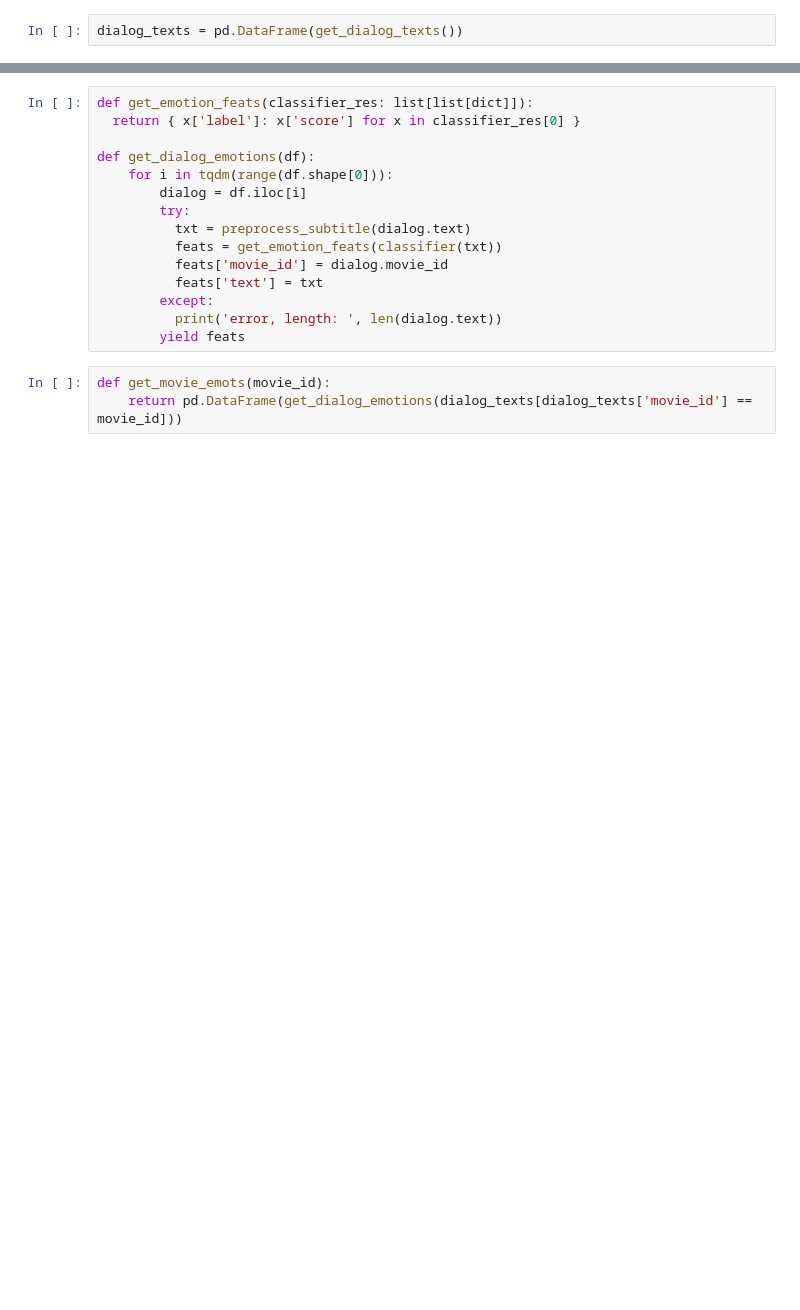
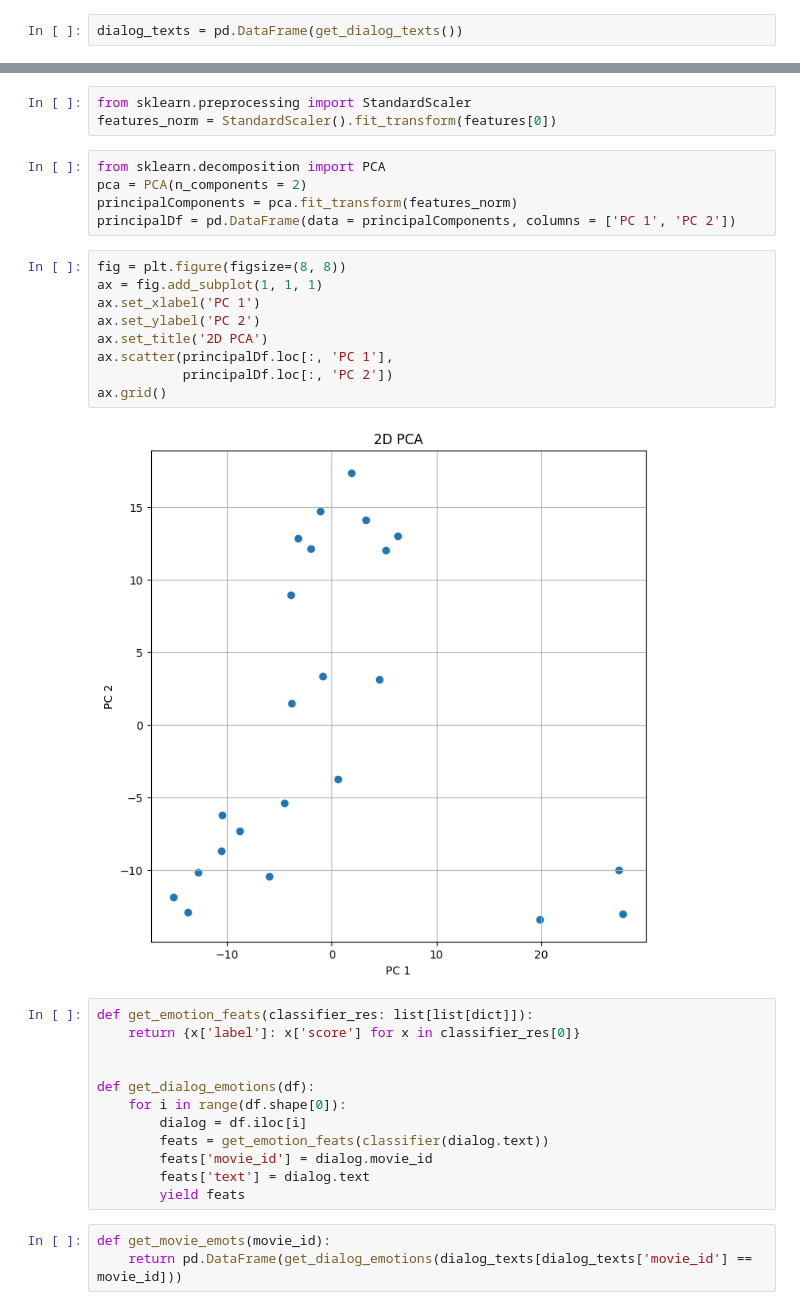
Before and after one commit to eitamyo/ou-workshop-project, a Jupyter notebook: dialogs.ipynb, the cells around one changed output, grey strips where cells are left out. Drawn from its saved outputs; the diff is of its cells as text; blank space fills up the shorter version.

```diff
--- a/dialogs.ipynb
+++ b/dialogs.ipynb
@@ -107,17 +203,33 @@ def preprocess_subtitle(text: str):
+# %%
+from sklearn.preprocessing import StandardScaler
+features_norm = StandardScaler().fit_transform(features[0])
+# %%
+from sklearn.decomposition import PCA
+pca = PCA(n_components = 2)
+principalComponents = pca.fit_transform(features_norm)
+principalDf = pd.DataFrame(data = principalComponents, columns = ['PC 1', 'PC 2'])
+# %%
+fig = plt.figure(figsize=(8, 8))
+ax = fig.add_subplot(1, 1, 1)
+ax.set_xlabel('PC 1')
+ax.set_ylabel('PC 2')
+ax.set_title('2D PCA')
+ax.scatter(principalDf.loc[:, 'PC 1'],
+           principalDf.loc[:, 'PC 2'])
+ax.grid()
+# %% [output]
+[figure, added]
 # %%
 def get_emotion_feats(classifier_res: list[list[dict]]):
-  return { x['label']: x['score'] for x in classifier_res[0] }
+    return {x['label']: x['score'] for x in classifier_res[0]}
+
 
 def get_dialog_emotions(df):
-    for i in tqdm(range(df.shape[0])):
+    for i in range(df.shape[0]):
         dialog = df.iloc[i]
-        try:
-          txt = preprocess_subtitle(dialog.text)
-          feats = get_emotion_feats(classifier(txt))
-          feats['movie_id'] = dialog.movie_id
-          feats['text'] = txt
-        except:
-          print('error, length: ', len(dialog.text))
+        feats = get_emotion_feats(classifier(dialog.text))
+        feats['movie_id'] = dialog.movie_id
+        feats['text'] = dialog.text
         yield feats
 # %%
 def get_movie_emots(movie_id):
```
Also changed, not shown: parts of 48 cells of this notebook, 7 other files.
